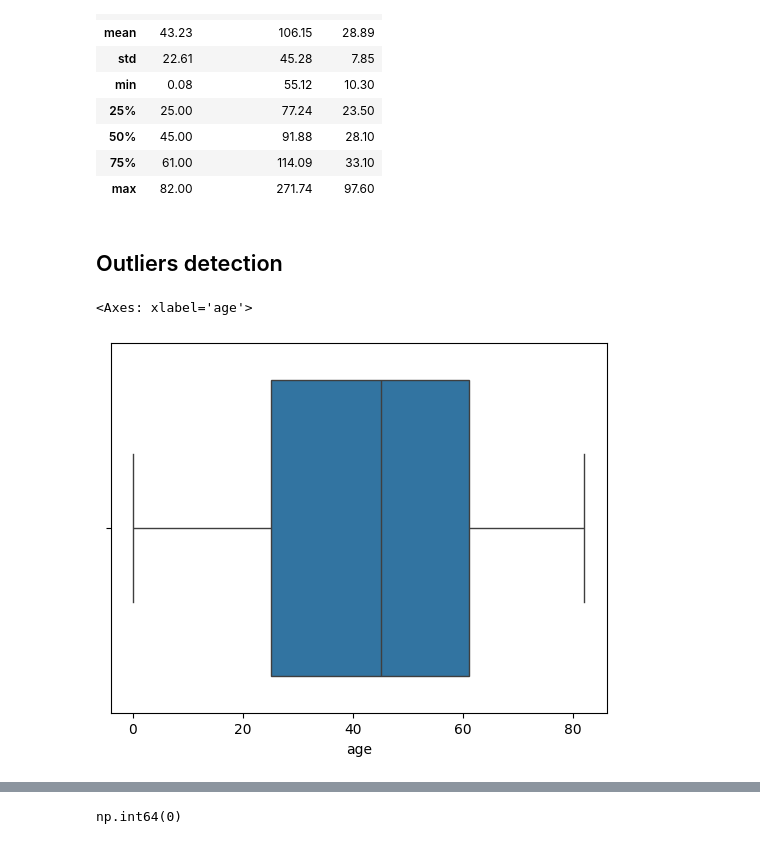
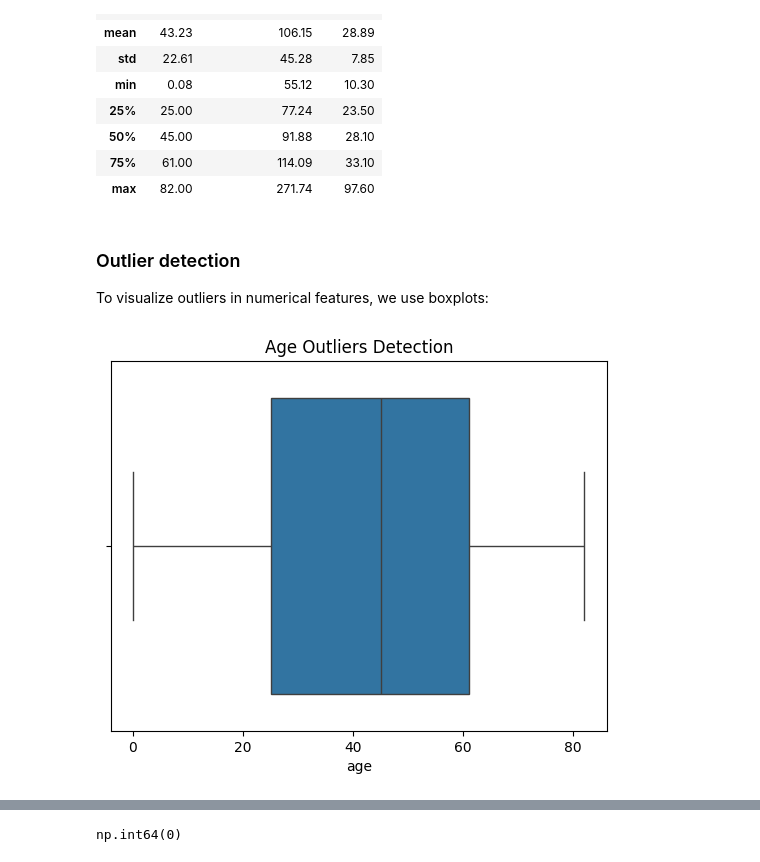
Before and after one commit to DPowidzka/stroke_prediction, a Jupyter notebook: stroke_prediction.ipynb, the cells around one changed output, grey strips where cells are left out. Drawn from its saved outputs; the diff is of its cells as text; code cells hidden in the pictures.

```diff
--- a/stroke_prediction.ipynb
+++ b/stroke_prediction.ipynb
@@ -65,12 +66,14 @@ stroke_df[['age', 'avg_glucose_level',  'bmi']].describe().round(2)
 | 50% | 45.00 | 91.88 | 28.10 |
 | 75% | 61.00 | 114.09 | 33.10 |
 | max | 82.00 | 271.74 | 97.60 |
-# %% [markdown]
-## Outliers detection
+# %% [markdown]
+### Outlier detection
+To visualize outliers in numerical features, we use boxplots:
 # %%
 sns.boxplot(x='age', data=stroke_df)
+plt.title('Age Outliers Detection')
+plt.show()
 # %% [output]
-<Axes: xlabel='age'>
-[figure, old version]
+[figure, new version]
 # %%
 sns.boxplot(x='avg_glucose_level', data=stroke_df)
```
Also changed, not shown: parts of 22 cells of this notebook.
